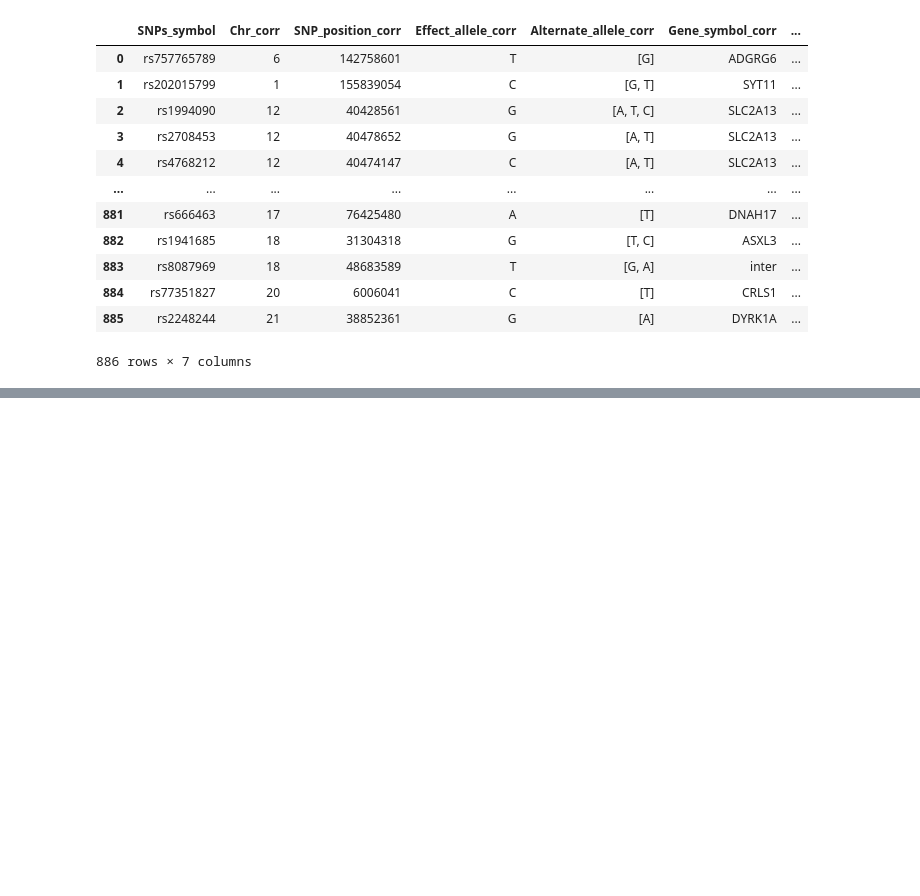
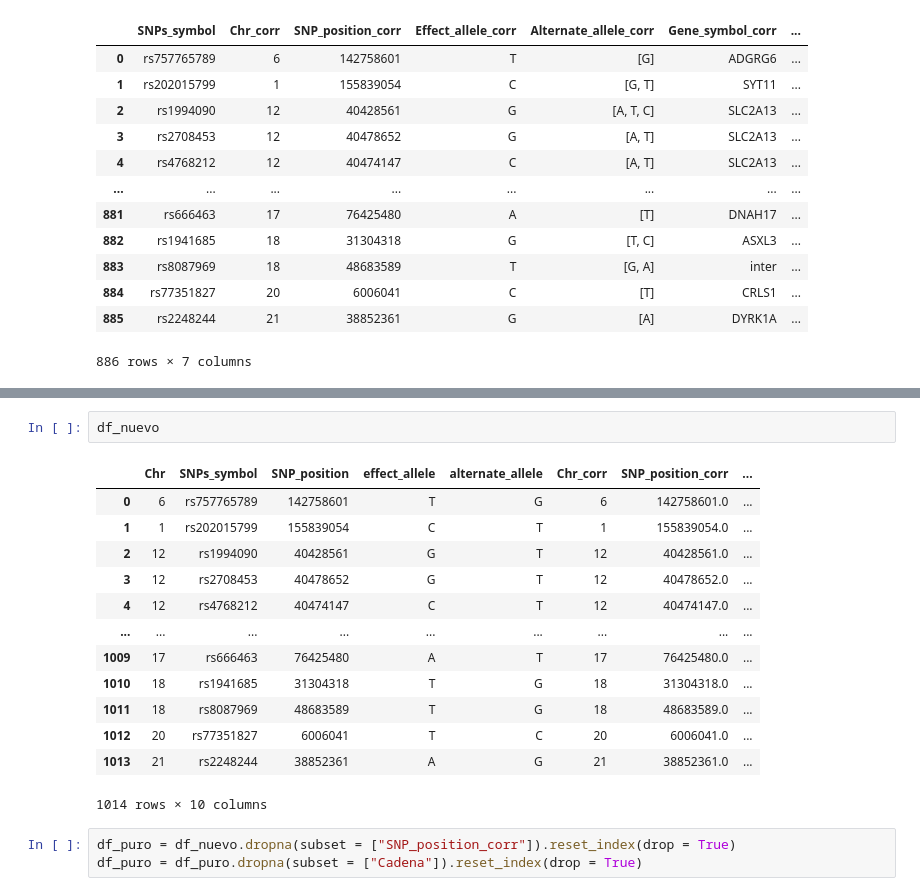
Before and after one commit to jbs1009/TFM_Jorge_Bermejo_Sacristan, a Jupyter notebook: Base_regiones_flanqueantes.ipynb, the cells around one changed output, grey strips where cells are left out. Saved outputs shown, nothing was run; the diff lists cells and outputs as text; blank space fills up the shorter version.

```diff
--- a/Base_regiones_flanqueantes.ipynb
+++ b/Base_regiones_flanqueantes.ipynb
@@ -128,0 +151,19 @@ df_corr
+# %%
+df_nuevo
+# %% [output]
+|  | Chr | SNPs_symbol | SNP_position | effect_allele | alternate_allele | Chr_corr | SNP_position_corr | ... |
+| 0 | 6 | rs757765789 | 142758601 | T | G | 6 | 142758601.0 | ... |
+| 1 | 1 | rs202015799 | 155839054 | C | T | 1 | 155839054.0 | ... |
+| 2 | 12 | rs1994090 | 40428561 | G | T | 12 | 40428561.0 | ... |
+| 3 | 12 | rs2708453 | 40478652 | G | T | 12 | 40478652.0 | ... |
+| 4 | 12 | rs4768212 | 40474147 | C | T | 12 | 40474147.0 | ... |
+| ... | ... | ... | ... | ... | ... | ... | ... | ... |
+| 1009 | 17 | rs666463 | 76425480 | A | T | 17 | 76425480.0 | ... |
+| 1010 | 18 | rs1941685 | 31304318 | T | G | 18 | 31304318.0 | ... |
+| 1011 | 18 | rs8087969 | 48683589 | T | G | 18 | 48683589.0 | ... |
+| 1012 | 20 | rs77351827 | 6006041 | T | C | 20 | 6006041.0 | ... |
+| 1013 | 21 | rs2248244 | 38852361 | A | G | 21 | 38852361.0 | ... |
+1014 rows × 10 columns
+# %%
+df_puro = df_nuevo.dropna(subset = ["SNP_position_corr"]).reset_index(drop = True)
+df_puro = df_puro.dropna(subset = ["Cadena"]).reset_index(drop = True)
```
Also changed, not shown: parts of 16 cells of this notebook.
